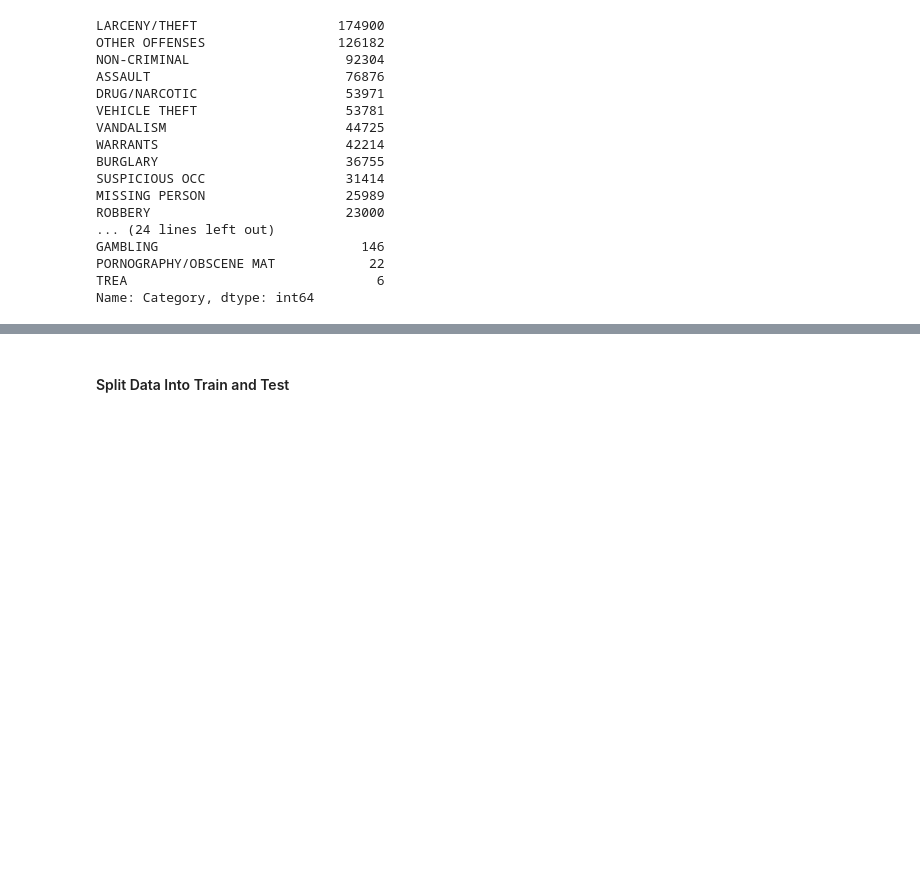
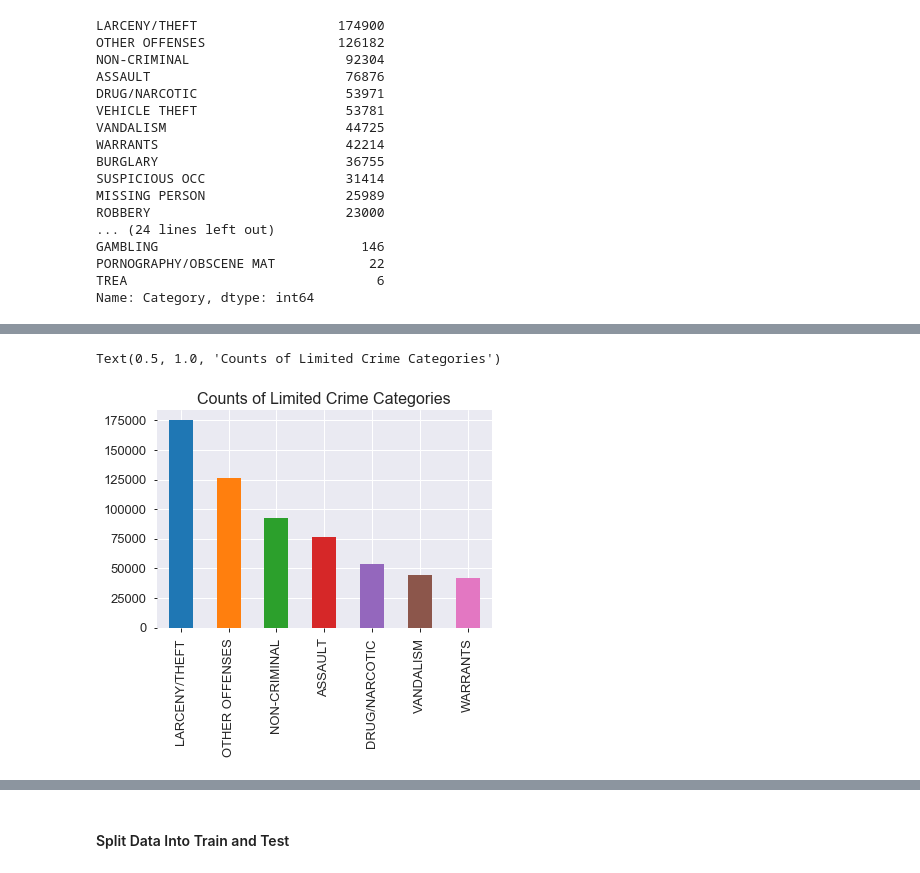
Before and after one commit to ZoeMarkovits/Neural_Networks_HW2, a Jupyter notebook: HW2.ipynb, the cells around one changed output, grey strips where cells are left out. Drawn from its saved outputs; the diff is of its cells as text; code cells hidden in the pictures; blank space fills up the shorter version.

```diff
--- a/HW2.ipynb
+++ b/HW2.ipynb
@@ -105,5 +119,14 @@ Name: Category, dtype: int64
 # %%
 df = df[df['Category'].isin(['LARCENY/THEFT','OTHER OFFENSES','NON-CRIMINAL','ASSAULT',
                              'DRUG/NARCOTIC','VANDALISM','WARRANTS'])]
+# %%
+new_category_counts = df.Category.value_counts()
+
+ax = plt.figure()
+new_category_counts.plot(kind = 'bar', fontsize=13)
+plt.title('Counts of Limited Crime Categories', fontsize=16)
+# %% [output]
+Text(0.5, 1.0, 'Counts of Limited Crime Categories')
+[figure, added]
 # %%
 df['Datetime'] = pd.to_datetime(df['Dates'])
```
Also changed, not shown: parts of 171 cells of this notebook.
